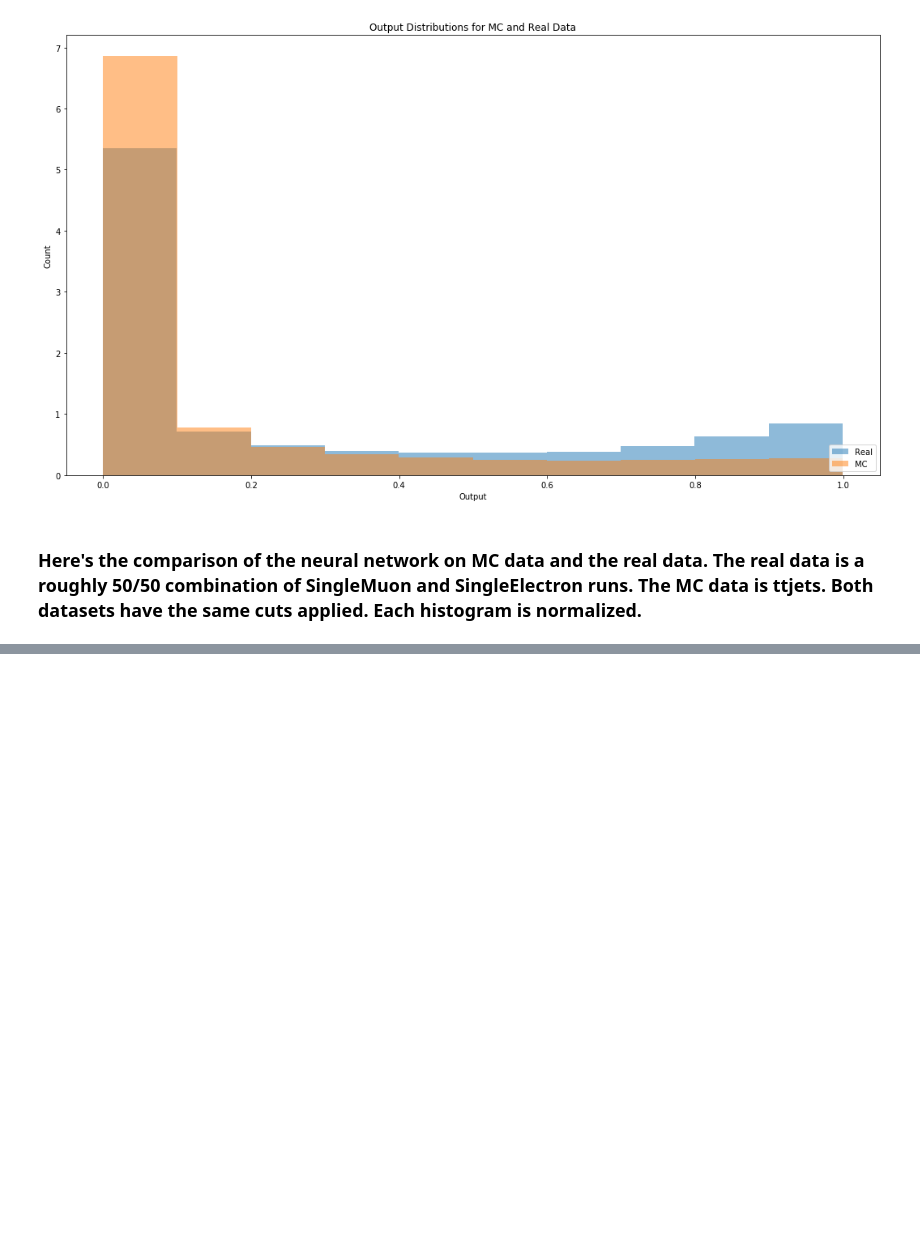
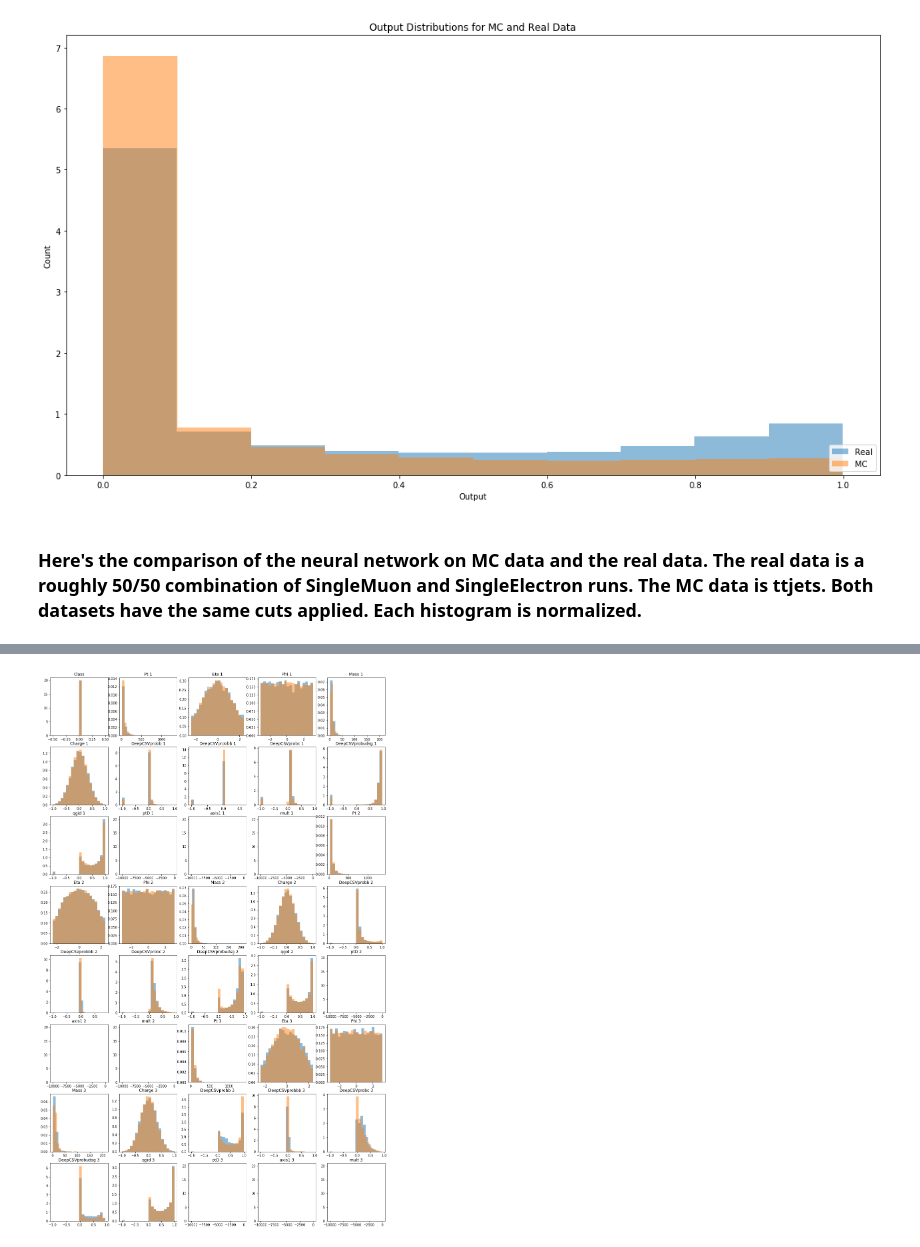
Before and after one commit to mdkdrnevich/DeepHadTopTagger, a Jupyter notebook: ModelEvaluation/model_analysis.ipynb, the cells around one changed output, grey strips where cells are left out. Saved outputs shown, nothing was run; the diff lists cells and outputs as text; code cells hidden in the pictures; blank space fills up the shorter version.

```diff
--- a/ModelEvaluation/model_analysis.ipynb
+++ b/ModelEvaluation/model_analysis.ipynb
@@ -1258,0 +1308,5 @@ fig.set_size_inches(18, 10)
+# %%
+make_loads_of_plots(8, 5, real_data_muon, MC_data_muon, 20,
+                    RAW_HEADER, data1_name="Real mu", data2_name="MC mu")
+# %% [output]
+[figure, added]
```
Also changed, not shown: parts of 8 cells of this notebook, 1 other file.
